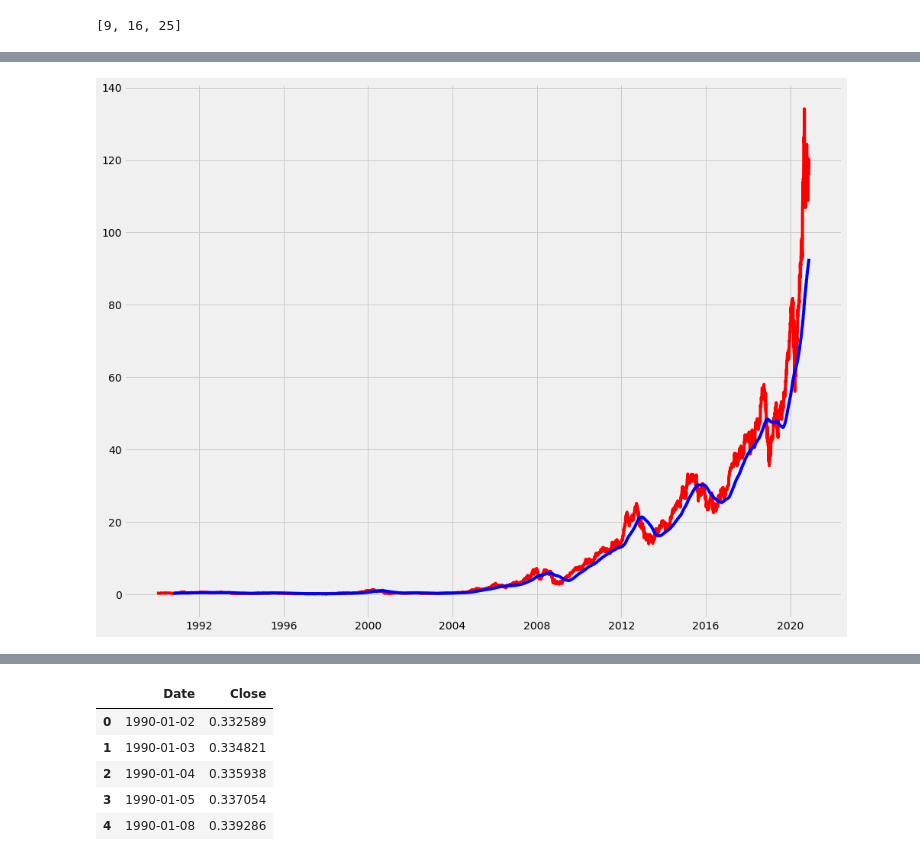
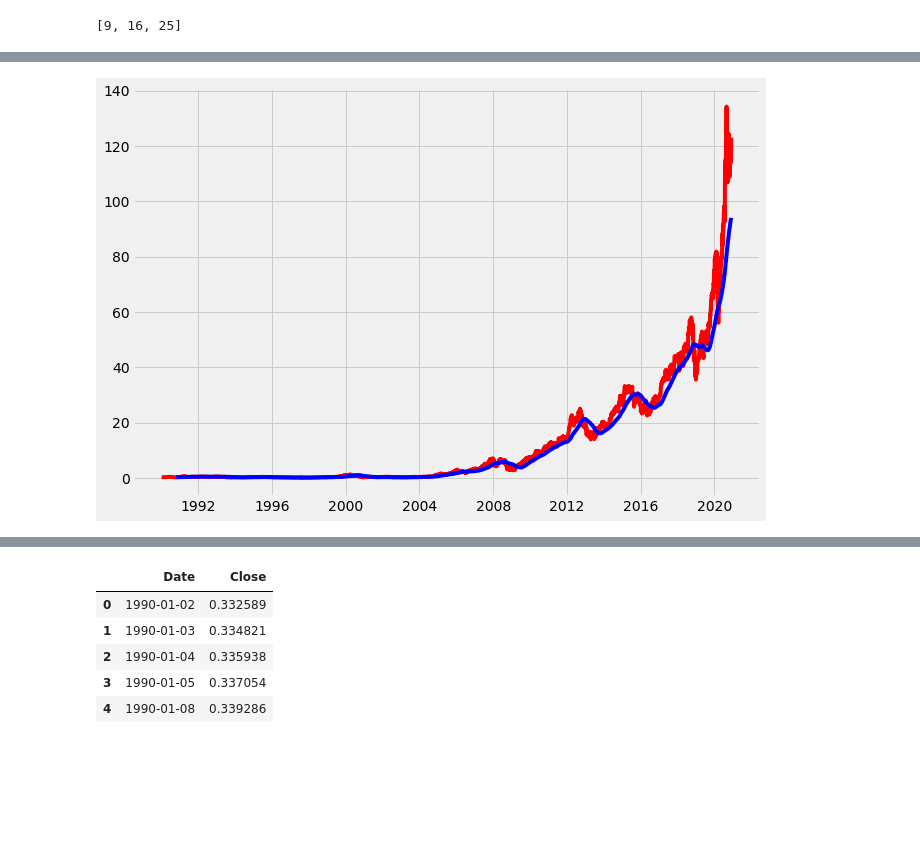
Before and after one commit to yuchild/erik_interviewqs, a Jupyter notebook: question_stocks_monte_carlo.ipynb, the cells around one changed output, grey strips where cells are left out. Saved outputs shown, nothing was run; the diff lists cells and outputs as text; code cells hidden in the pictures; blank space fills up the shorter version.

```diff
--- a/question_stocks_monte_carlo.ipynb
+++ b/question_stocks_monte_carlo.ipynb
@@ -852,12 +852,12 @@ len(avg200_lst)
 # %%
-plt.figure(figsize = (15,12))
+plt.figure(figsize = (10,7))
 plt.plot(df.index
          , df.Apple
          , c='r'
         )
 plt.plot(df.index[199:]
          , avg200_lst
          , c='b'
         );
 # %% [output]
-[figure, old version]
+[figure, new version]
```
Also changed, not shown: parts of 38 cells of this notebook.
